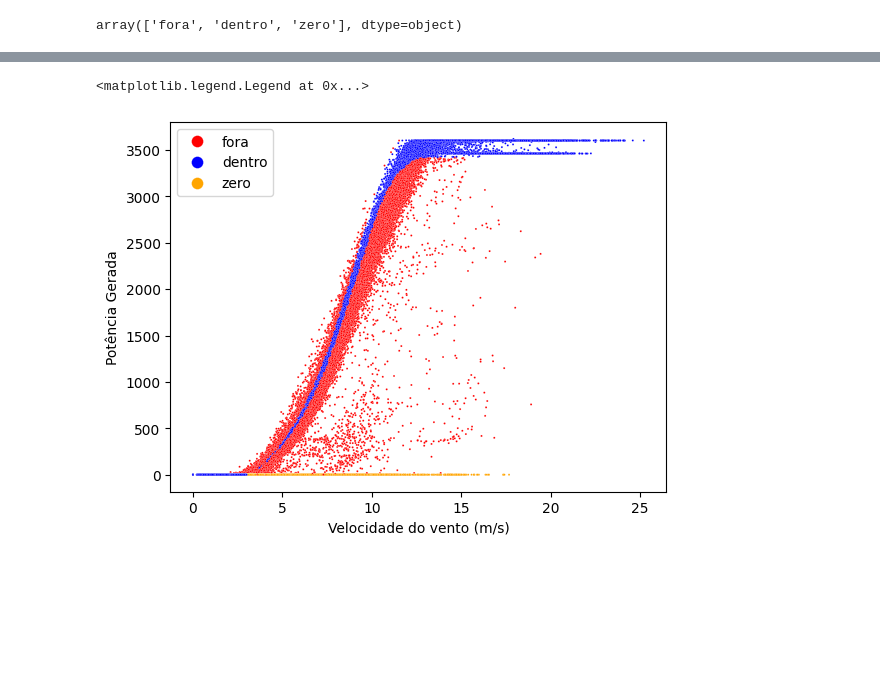
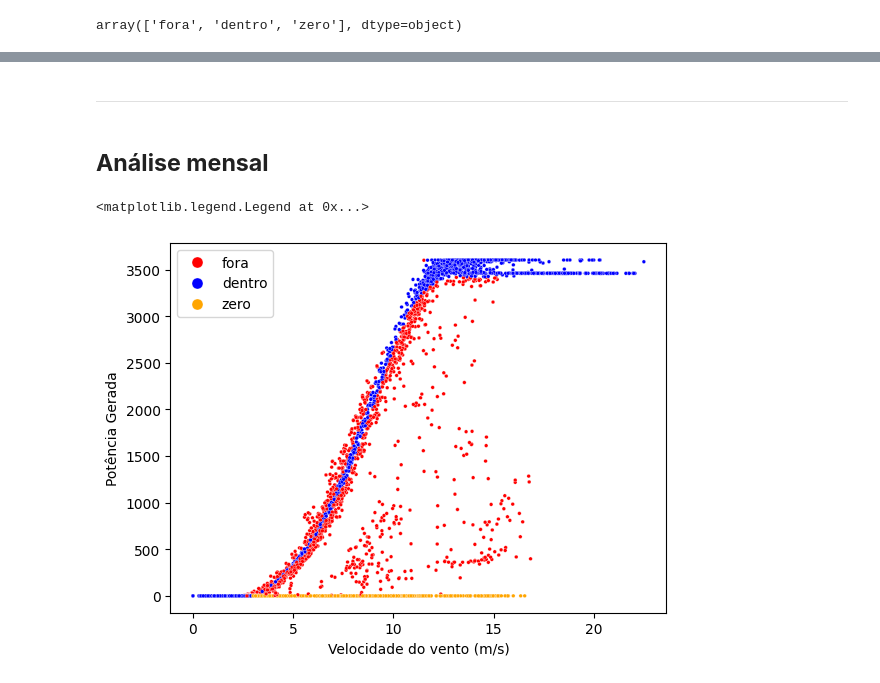
Before and after one commit to JairCipriano/projeto_machine_learning, a Jupyter notebook: aed/turbina/treino.ipynb, the cells around one changed output, grey strips where cells are left out. Saved outputs shown, nothing was run; the diff lists cells and outputs as text; code cells hidden in the pictures; blank space fills up the shorter version.

```diff
--- a/aed/turbina/treino.ipynb
+++ b/aed/turbina/treino.ipynb
@@ -191,0 +200,4 @@ array(['fora', 'dentro', 'zero'], dtype=object)
+# %% [markdown]
+---
+# %% [markdown]
+##  __Análise mensal__
@@ -192,7 +223,9 @@ array(['fora', 'dentro', 'zero'], dtype=object)
 # %%
-cores = {'dentro': 'blue', 'fora': 'red','zero': 'orange'}
-sns.scatterplot(data=data, x='Velocidade do vento (m/s)', y='Potência Gerada',hue= 'Dentro limite',s=2, palette= cores)
-plt.legend(markerscale = 6)
+#Análisando o mês de Janeiro
+
+sns.scatterplot(data=jan , x='Velocidade do vento (m/s)', y= 'Potência Gerada', hue= 'Dentro limite' ,s= 7, palette= cores)
+
+plt.legend(markerscale = 3)
 # %% [output]
 <matplotlib.legend.Legend at 0x...>
-[figure, old version]
+[figure, new version]
```
Also changed, not shown: parts of 12 cells of this notebook.
